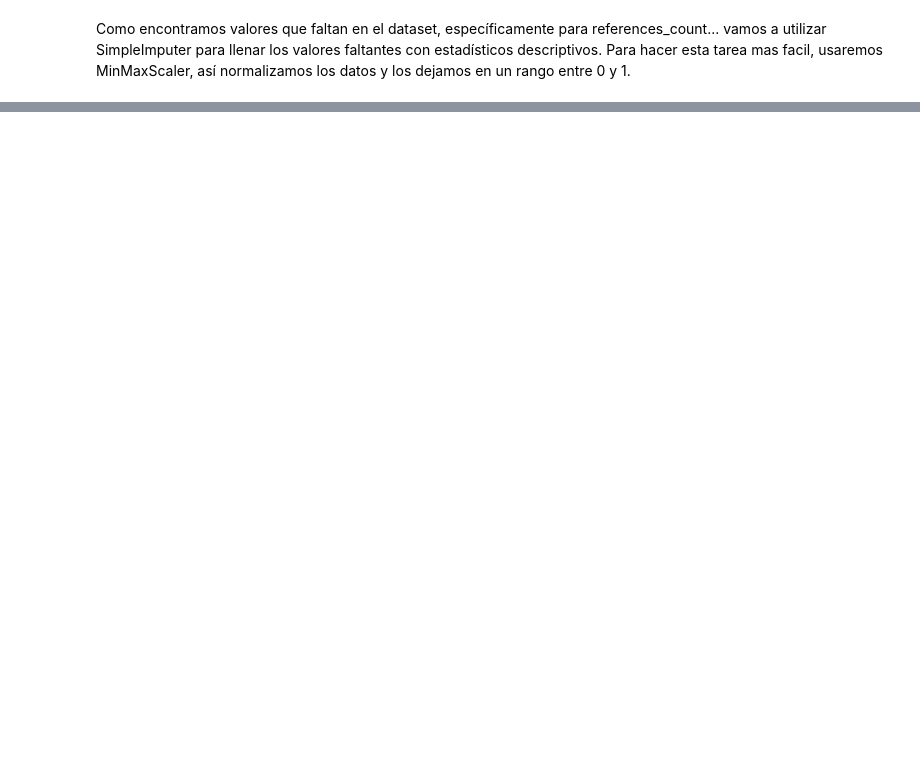
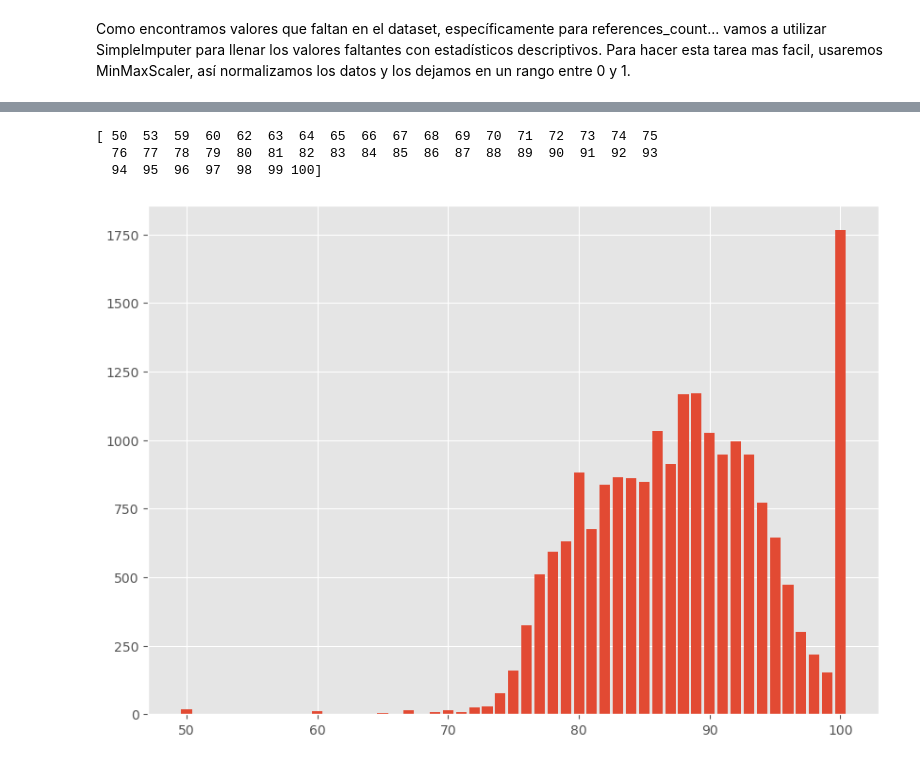
Before and after one commit to ElKroko/Data-Science, a Jupyter notebook: Tarea 2/[DS]_Laboratorio_2.ipynb, the cells around one changed output, grey strips where cells are left out. Drawn from its saved outputs; the diff is of its cells as text; code cells hidden in the pictures; blank space fills up the shorter version.

```diff
--- a/Tarea 2/[DS]_Laboratorio_2.ipynb
+++ b/Tarea 2/[DS]_Laboratorio_2.ipynb
@@ -1257,5 +1261,14 @@ weighted avg       0.41      0.64      0.50     19857
 ## 6. Wikihow - Predecir utilidad
 
 Para el dataset de Wikihow, resuelva el problema de predecir la utilidad del artículo como un problema de regresión sobre el porcentaje de utilidad usando regresión lineal y árboles de decisión, evalúe sus modelos utilizando al menos dos métrica e interprete los resultados de estas, ¿qué tanto falla su mejor modelo?. (25pts.)
+# %%
+df_wikiHow=pd.read_csv('./content/data/wikiHow/wikihow.csv')
+
+def compute_score(y_true, y_pred):
+    return {
+        "R2": f"{r2_score(y_true, y_pred):.3f}",
+        "MedAE": f"{median_absolute_error(y_true, y_pred):.3f}",
+        "M2E": f"{mean_squared_error(y_true, y_pred):.3f}",
+    }
 # %%
 # Check for missing values x column
@@ -1322,0 +1367,22 @@ pipeline.score(X_testset,y_testset)
+# %%
+porcentajes = np.sort(df_wikiHow['percent_helpful'].unique())
+print(porcentajes)
+cantidades = [(df_wikiHow['percent_helpful'] == x).sum() for x in porcentajes]
+
+## Se busca una funcion de peso que castige a los valores con mucha frecuencia, pero que no castige demasiado si es que es mucho mayor
+pesos = [1/np.cbrt(x) for x in cantidades]
+dic_pesos = {porcentajes[i]: pesos[i] for i in range(len(porcentajes))}
+
+# Figure Size
+fig = plt.figure(figsize =(10, 7))
+
+# Horizontal Bar Plot
+plt.bar(porcentajes, cantidades)
+
+# Show Plot
+plt.show()
+# %% [output]
+[ 50  53  59  60  62  63  64  65  66  67  68  69  70  71  72  73  74  75
+  76  77  78  79  80  81  82  83  84  85  86  87  88  89  90  91  92  93
+  94  95  96  97  98  99 100]
+[figure, added]
```
Also changed, not shown: parts of 9 cells of this notebook.
